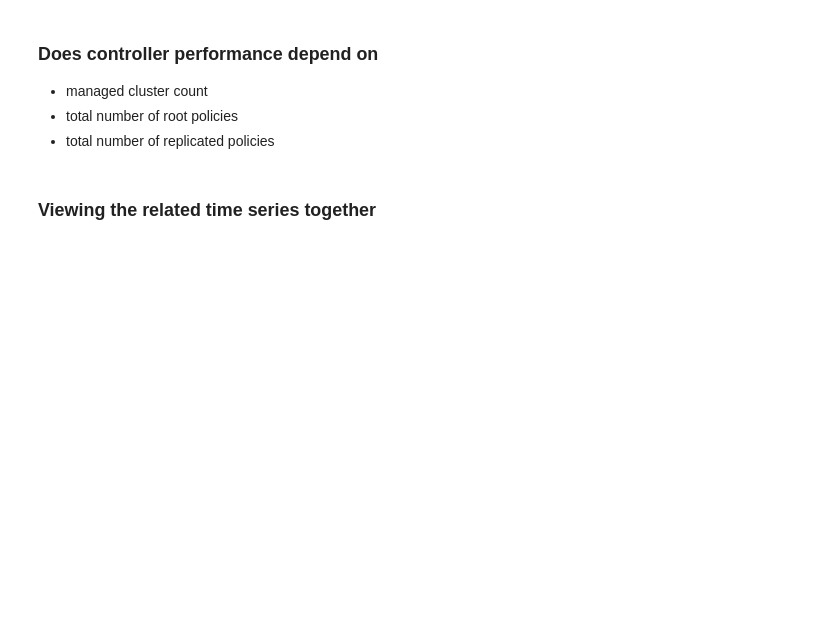
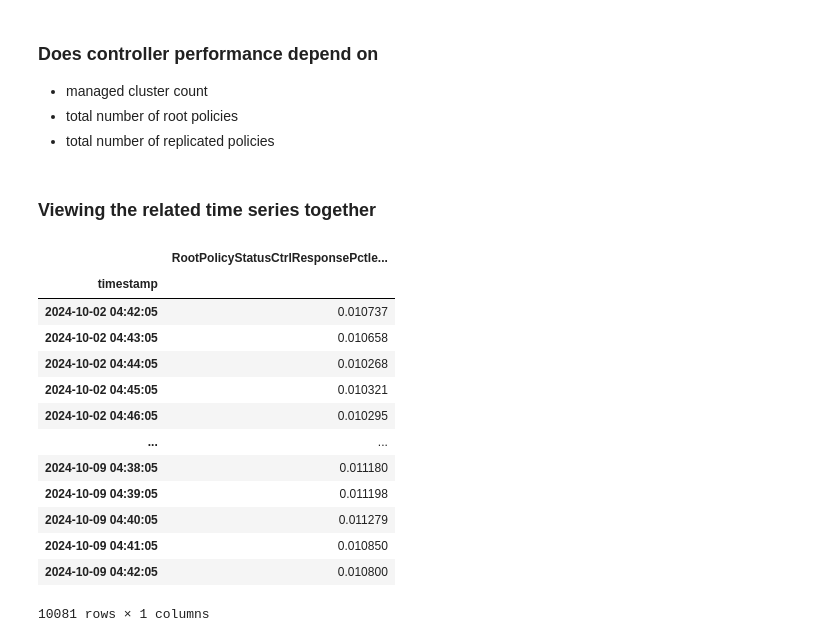
Before and after one commit to stolostron/acm-inspector, a Jupyter notebook: notebook/grc_bottleneck_1.ipynb, the cells around one changed output. Cells and saved outputs as stored; diff of their text form; code cells hidden in the pictures; blank space fills up the shorter version.

```diff
--- a/notebook/grc_bottleneck_1.ipynb
+++ b/notebook/grc_bottleneck_1.ipynb
@@ -319,3 +319,23 @@ if deeper_validation:
     grc_df.plot(y = 'RateOfRootPolicySpecChange')
     grc_df.plot(y = 'RootPolicySpecCtrlResponsePctle1sec')
     grc_df.plot(y = 'RootPolicyStatusCtrlResponsePctle1sec')
+# %%
+fname = os.path.join("/Users","jbanerje","code","acm-inspector","output","policy-root-ctrl-status-le1sec-count.csv")
+temp_df = pandas.read_csv(fname,index_col=0)
+
+temp_df
+# %% [output]
+|  | RootPolicyStatusCtrlResponsePctle... |
+| timestamp |  |
+| 2024-10-02 04:42:05 | 0.010737 |
+| 2024-10-02 04:43:05 | 0.010658 |
+| 2024-10-02 04:44:05 | 0.010268 |
+| 2024-10-02 04:45:05 | 0.010321 |
+| 2024-10-02 04:46:05 | 0.010295 |
+| ... | ... |
+| 2024-10-09 04:38:05 | 0.011180 |
+| 2024-10-09 04:39:05 | 0.011198 |
+| 2024-10-09 04:40:05 | 0.011279 |
+| 2024-10-09 04:41:05 | 0.010850 |
+| 2024-10-09 04:42:05 | 0.010800 |
+10081 rows × 1 columns
```
Also changed, not shown: parts of 11 cells of this notebook, 1 other file.
